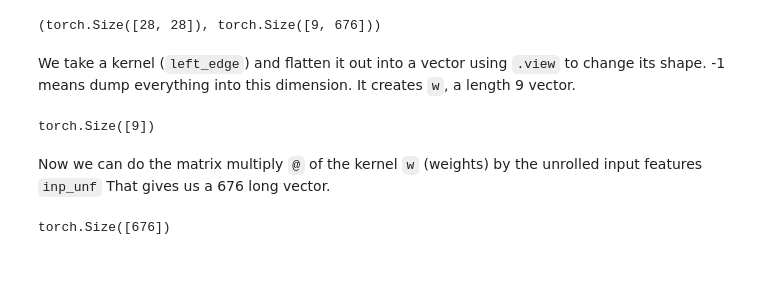
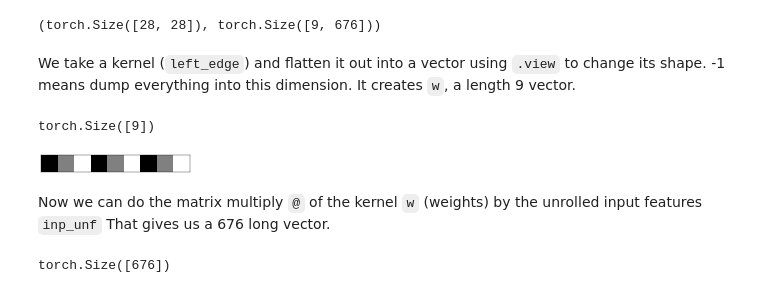
Before and after one commit to gsgbills/F22G, a Jupyter notebook: nbs/07G_convolutions.ipynb, the cells around one changed output. Cells and saved outputs as stored; diff of their text form; code cells hidden in the pictures; blank space fills up the shorter version.

```diff
--- a/nbs/07G_convolutions.ipynb
+++ b/nbs/07G_convolutions.ipynb
@@ -248,9 +247,12 @@ We take a kernel (`left_edge`) and flatten it out into a vector using `.view` to
 It creates `w`, a length 9 vector.
 # %%
 w = left_edge.view(-1)
-w.shape
+print(w.shape)
+
+show_image(w[None,:], noframe=False);
 # %% [output]
 torch.Size([9])
+[figure, added]
 # %% [markdown]
 Now we can do the matrix multiply `@` of the kernel `w` (weights) by the unrolled input features `inp_unf`
 That gives us a 676 long vector.
```
Also changed, not shown: parts of 37 cells of this notebook, 7 other files.
